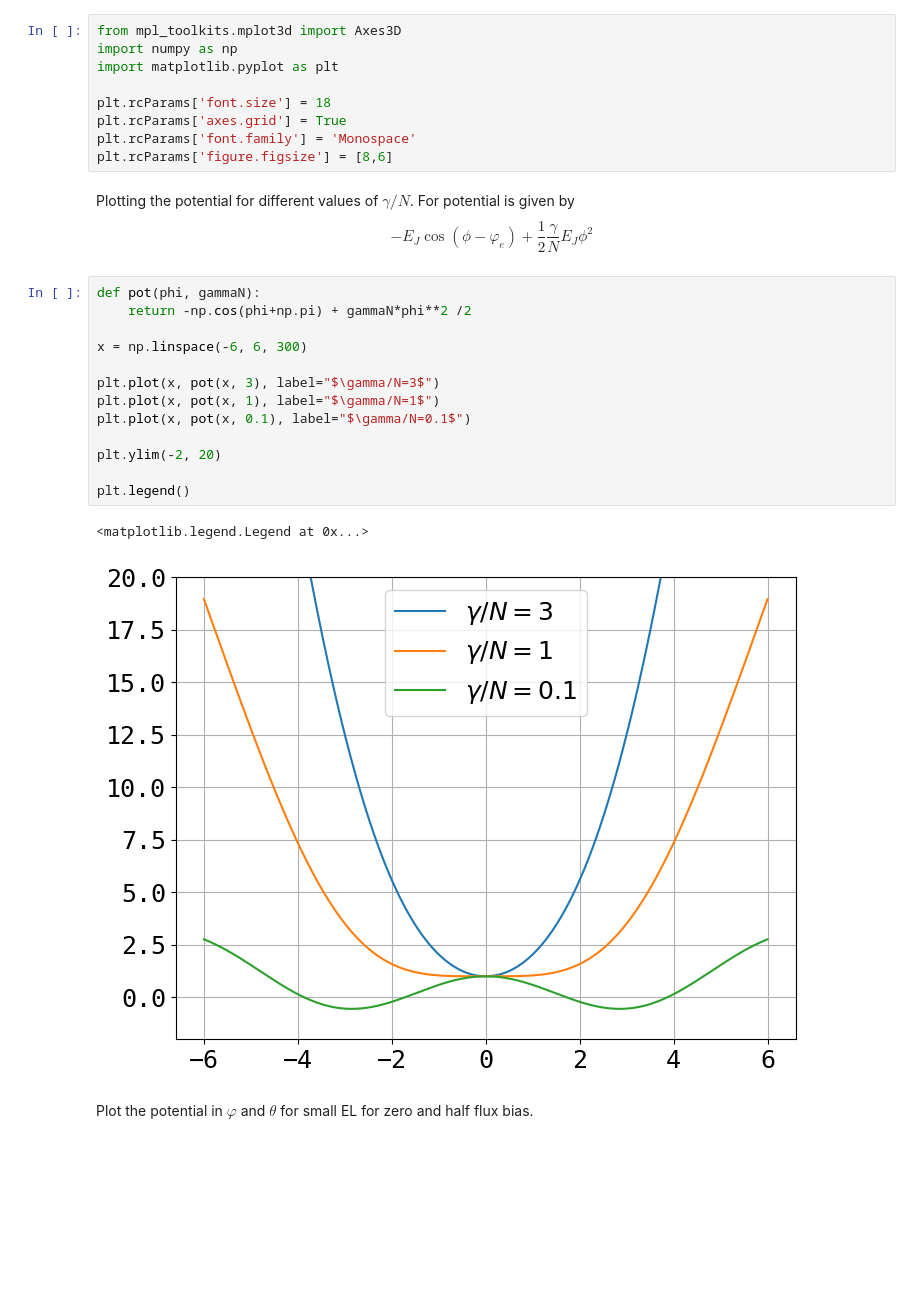
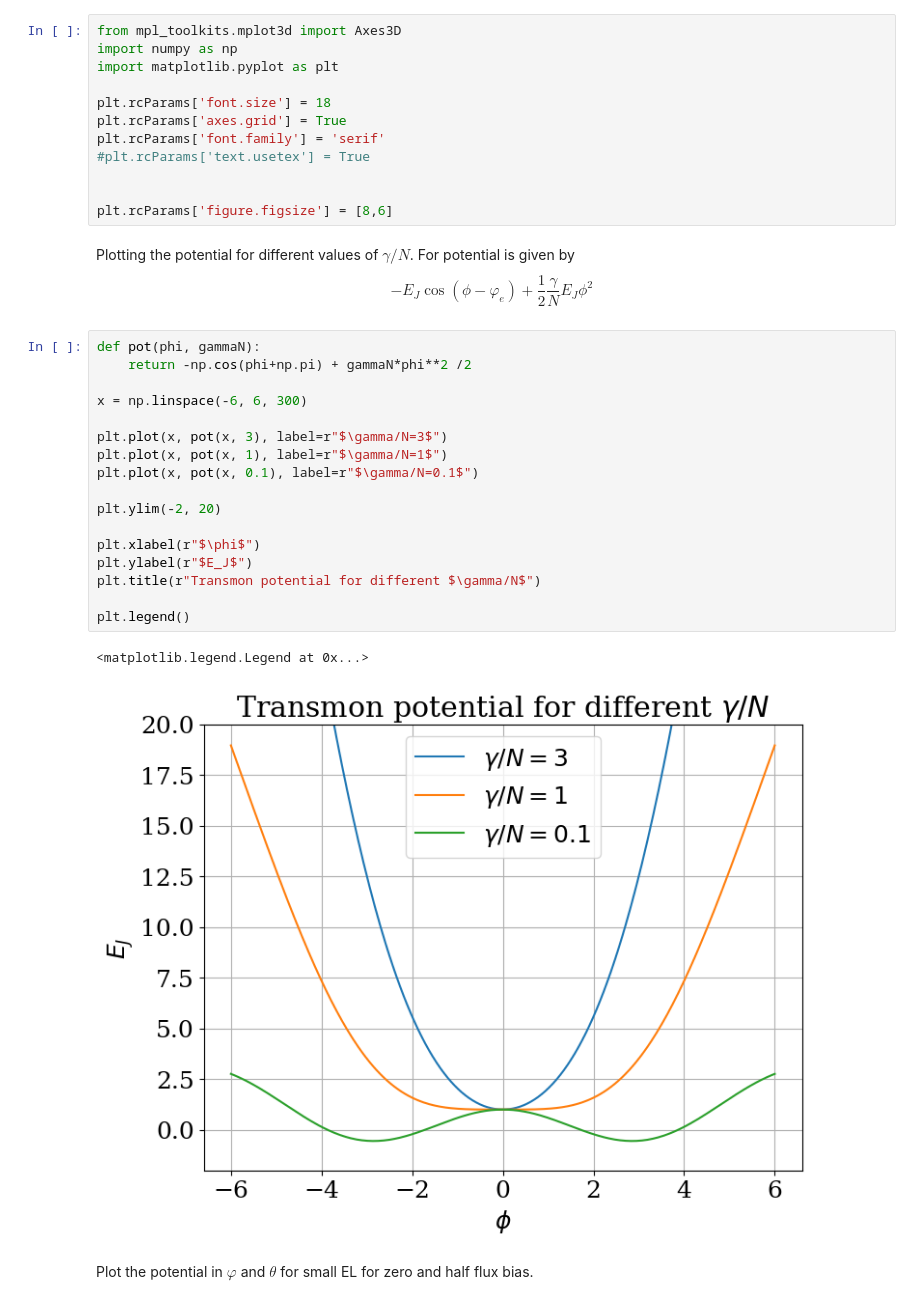
Before and after one commit to Shellf1sh/Superconducting-Qubits-Course, a Jupyter notebook: Week1/Week1Code.ipynb, the cells around one changed output. Cells and saved outputs as stored; diff of their text form; blank space fills up the shorter version.

Commit message:
The final touch on week 1 and the two plots created for the hand-in

```diff
--- a/Week1/Week1Code.ipynb
+++ b/Week1/Week1Code.ipynb
@@ -5,7 +5,10 @@ import matplotlib.pyplot as plt
 
 plt.rcParams['font.size'] = 18
 plt.rcParams['axes.grid'] = True
-plt.rcParams['font.family'] = 'Monospace'
+plt.rcParams['font.family'] = 'serif'
+#plt.rcParams['text.usetex'] = True
+
+
 plt.rcParams['figure.figsize'] = [8,6]
 # %% [markdown]
 Plotting the potential for different values of $\gamma/N$. For potential is given by
@@ -13,19 +16,23 @@ $$-E_J\cos(\phi-\varphi_e)+\frac{1}{2}\frac{\gamma}{N}E_J\phi^2$$
 # %%
 def pot(phi, gammaN):
     return -np.cos(phi+np.pi) + gammaN*phi**2 /2
 
 x = np.linspace(-6, 6, 300)
 
-plt.plot(x, pot(x, 3), label="$\gamma/N=3$")
-plt.plot(x, pot(x, 1), label="$\gamma/N=1$")
-plt.plot(x, pot(x, 0.1), label="$\gamma/N=0.1$")
+plt.plot(x, pot(x, 3), label=r"$\gamma/N=3$")
+plt.plot(x, pot(x, 1), label=r"$\gamma/N=1$")
+plt.plot(x, pot(x, 0.1), label=r"$\gamma/N=0.1$")
 
 plt.ylim(-2, 20)
 
+plt.xlabel(r"$\phi$")
+plt.ylabel(r"$E_J$")
+plt.title(r"Transmon potential for different $\gamma/N$")
+
 plt.legend()
 # %% [output]
 <matplotlib.legend.Legend at 0x...>
-[figure, old version]
+[figure, new version]
 # %% [markdown]
 Plot the potential in $\varphi$ and $\theta$ for small EL for zero and half flux bias.
 # %%
```
Also changed, not shown: parts of 2 cells of this notebook, 2 other files.
